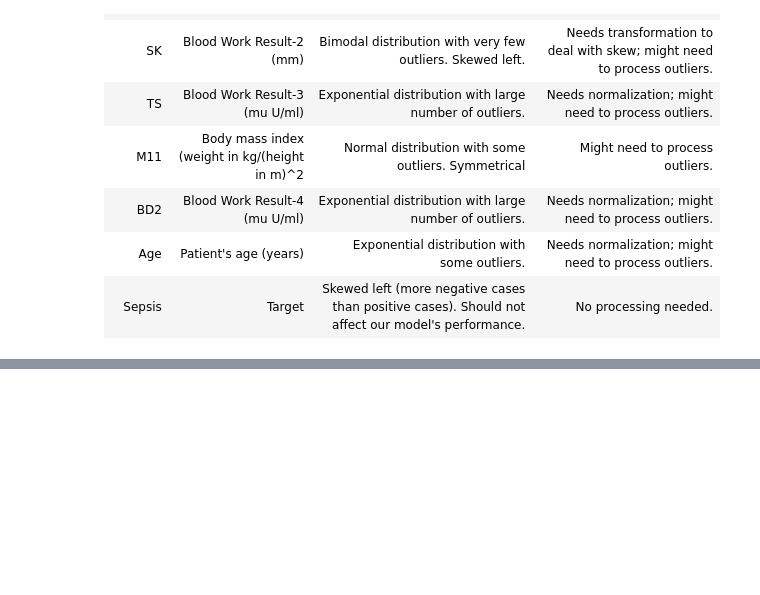
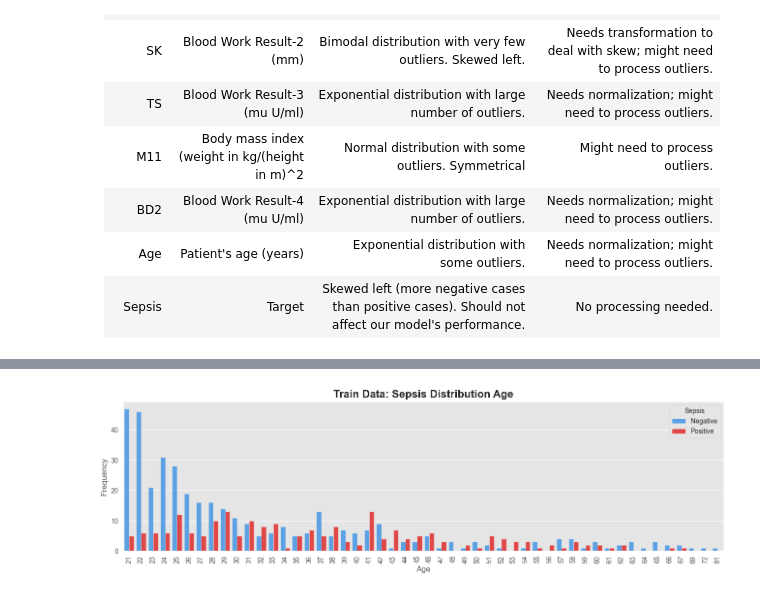
Before and after one commit to miketvo/rmit2023a-cosc2753-assignment1, a Jupyter notebook: notebooks/Step1_EDA.ipynb, the cells around one changed output, grey strips where cells are left out. Drawn from its saved outputs; the diff is of its cells as text; code cells hidden in the pictures; blank space fills up the shorter version.

```diff
--- a/notebooks/Step1_EDA.ipynb
+++ b/notebooks/Step1_EDA.ipynb
@@ -474,0 +476,16 @@ In more details:
+# %%
+plt.figure(figsize=(16, 4))
+sns.countplot(data=df_train, x="Age", hue="Sepsis", palette=["dodgerblue", "red"], alpha=0.8)
+
+plt.title("Train Data: Sepsis Distribution Age", fontsize=16, fontweight="bold")
+plt.xlabel("Age", fontsize=12)
+plt.ylabel("Frequency", fontsize=12)
+plt.legend(title="Sepsis", loc="upper right", labels=["Negative", "Positive"])
+plt.xticks(rotation=90, fontsize=10)
+plt.yticks(fontsize=10)
+
+plt.savefig("../images/EDA_Sepsis_By_Age_CrossTab.png", dpi=300)
+
+plt.show()
+# %% [output]
+[figure, added]
```
Also changed, not shown: parts of 11 cells of this notebook, 8 other files.
